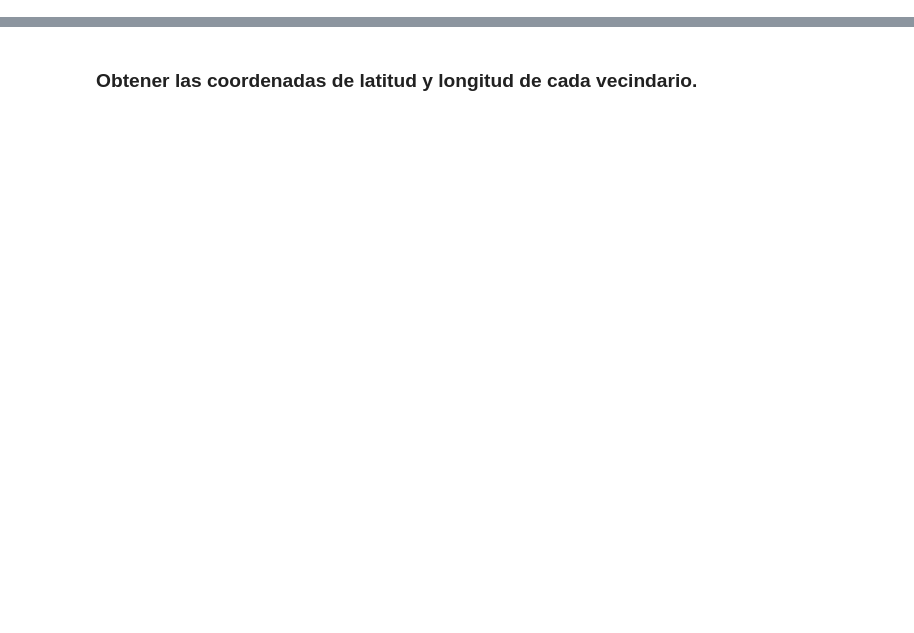
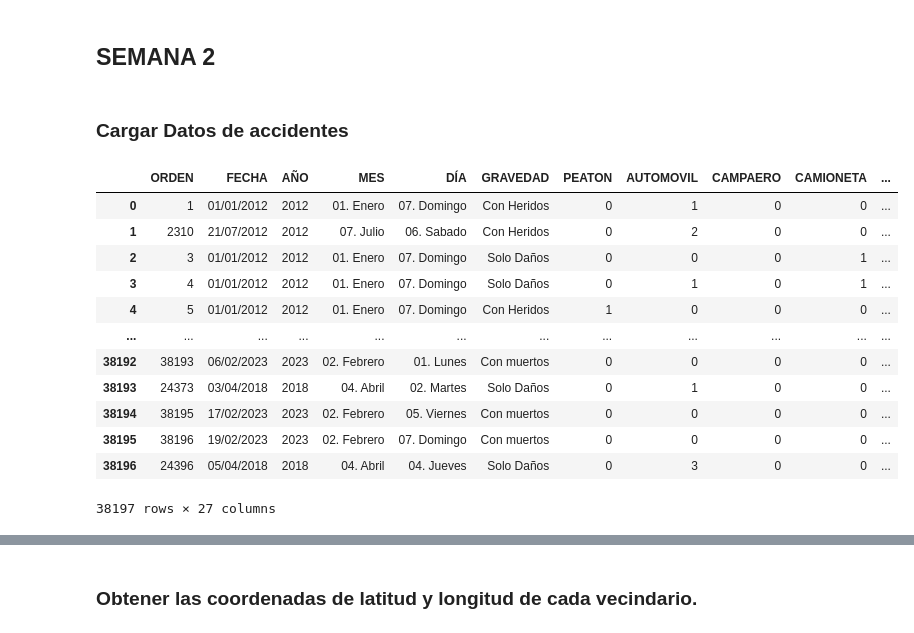
Before and after one commit to oscar1485/ProyectoCapstoneAccidentesBuca, a Jupyter notebook: proyectocapstone.ipynb, the cells around one changed output, grey strips where cells are left out. Saved outputs shown, nothing was run; the diff lists cells and outputs as text; code cells hidden in the pictures; blank space fills up the shorter version.

```diff
--- a/proyectocapstone.ipynb
+++ b/proyectocapstone.ipynb
@@ -115,0 +42,27 @@ result_df_filtered
+# %% [markdown]
+## SEMANA 2
+# %% [markdown]
+### Cargar Datos de accidentes
+# %%
+import pandas as pd
+
+# Cargar el archivo "accidentes.csv" en un DataFrame utilizando el delimitador ;
+archivo_csv = "accidentes.csv"
+df = pd.read_csv(archivo_csv, delimiter=";")
+
+# Mostrar las primeras filas del DataFrame para verificar la carga exitosa
+df
+# %% [output]
+|  | ORDEN | FECHA | AÑO | MES | DÍA | GRAVEDAD | PEATON | AUTOMOVIL | CAMPAERO | CAMIONETA | ... |
+| 0 | 1 | 01/01/2012 | 2012 | 01. Enero | 07. Domingo | Con Heridos | 0 | 1 | 0 | 0 | ... |
+| 1 | 2310 | 21/07/2012 | 2012 | 07. Julio | 06. Sabado | Con Heridos | 0 | 2 | 0 | 0 | ... |
+| 2 | 3 | 01/01/2012 | 2012 | 01. Enero | 07. Domingo | Solo Daños | 0 | 0 | 0 | 1 | ... |
+| 3 | 4 | 01/01/2012 | 2012 | 01. Enero | 07. Domingo | Solo Daños | 0 | 1 | 0 | 1 | ... |
+| 4 | 5 | 01/01/2012 | 2012 | 01. Enero | 07. Domingo | Con Heridos | 1 | 0 | 0 | 0 | ... |
+| ... | ... | ... | ... | ... | ... | ... | ... | ... | ... | ... | ... |
+| 38192 | 38193 | 06/02/2023 | 2023 | 02. Febrero | 01. Lunes | Con muertos | 0 | 0 | 0 | 0 | ... |
+| 38193 | 24373 | 03/04/2018 | 2018 | 04. Abril | 02. Martes | Solo Daños | 0 | 1 | 0 | 0 | ... |
+| 38194 | 38195 | 17/02/2023 | 2023 | 02. Febrero | 05. Viernes | Con muertos | 0 | 0 | 0 | 0 | ... |
+| 38195 | 38196 | 19/02/2023 | 2023 | 02. Febrero | 07. Domingo | Con muertos | 0 | 0 | 0 | 0 | ... |
+| 38196 | 24396 | 05/04/2018 | 2018 | 04. Abril | 04. Jueves | Solo Daños | 0 | 3 | 0 | 0 | ... |
+38197 rows × 27 columns
```
Also changed, not shown: parts of 38 cells of this notebook, 2 other files.
